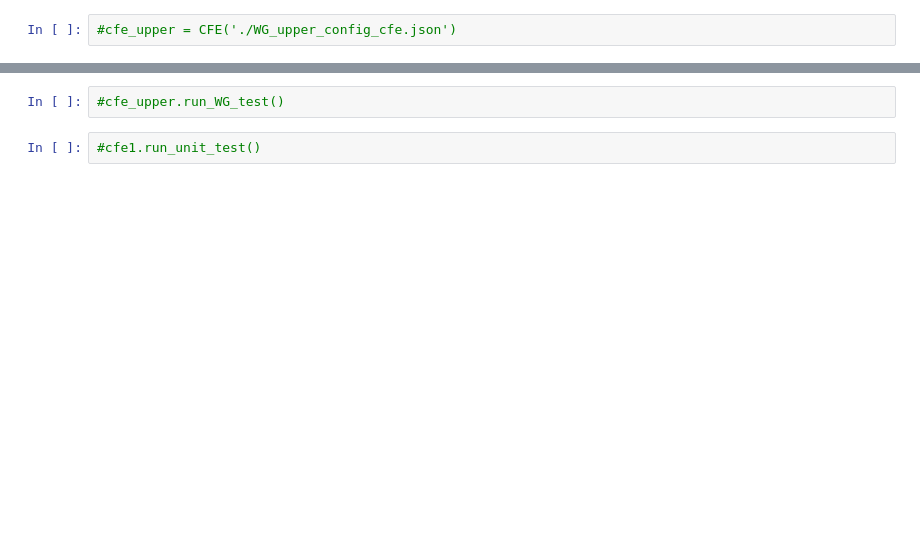
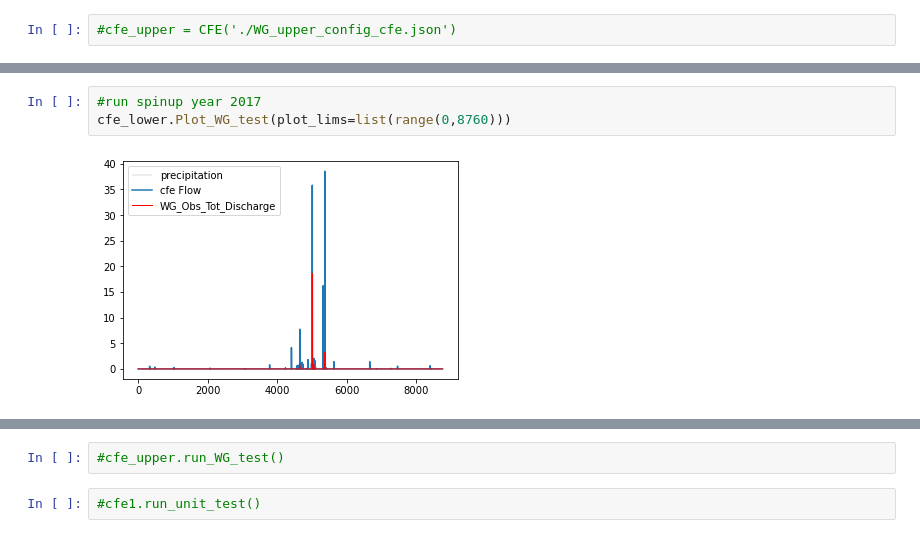
Before and after one commit to NWC-CUAHSI-Summer-Institute/NextGen_NWM_ModnProcess_Dev, a Jupyter notebook: cfe.ipynb, the cells around one changed output, grey strips where cells are left out. Saved outputs shown, nothing was run; the diff lists cells and outputs as text; blank space fills up the shorter version.

```diff
--- a/cfe.ipynb
+++ b/cfe.ipynb
@@ -781,0 +948,5 @@ final gw.storage:   0.0100
+# %%
+#run spinup year 2017
+cfe_lower.Plot_WG_test(plot_lims=list(range(0,8760)))
+# %% [output]
+[figure, added]
```
Also changed, not shown: parts of 23 cells of this notebook, 15 other files.
